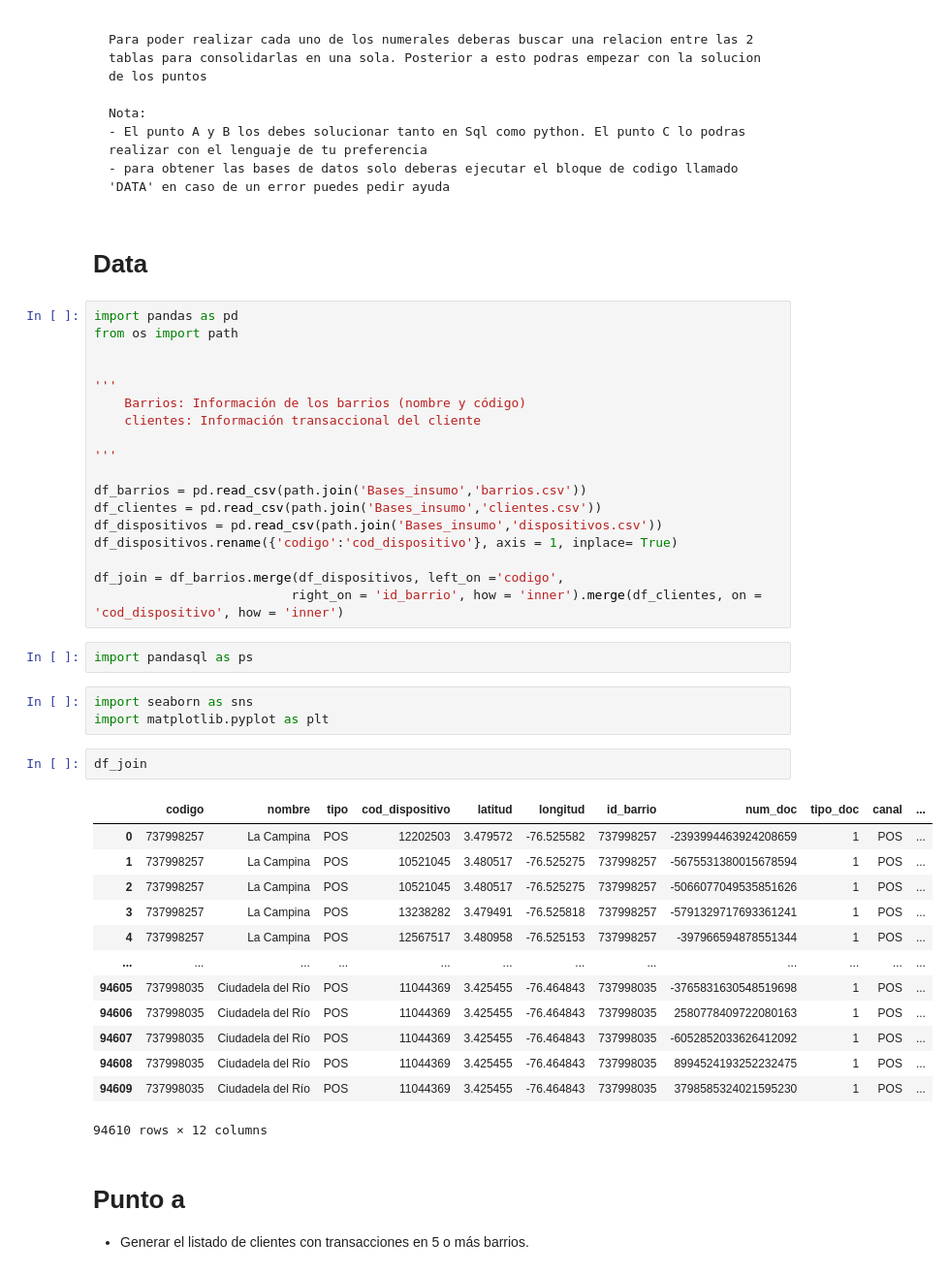
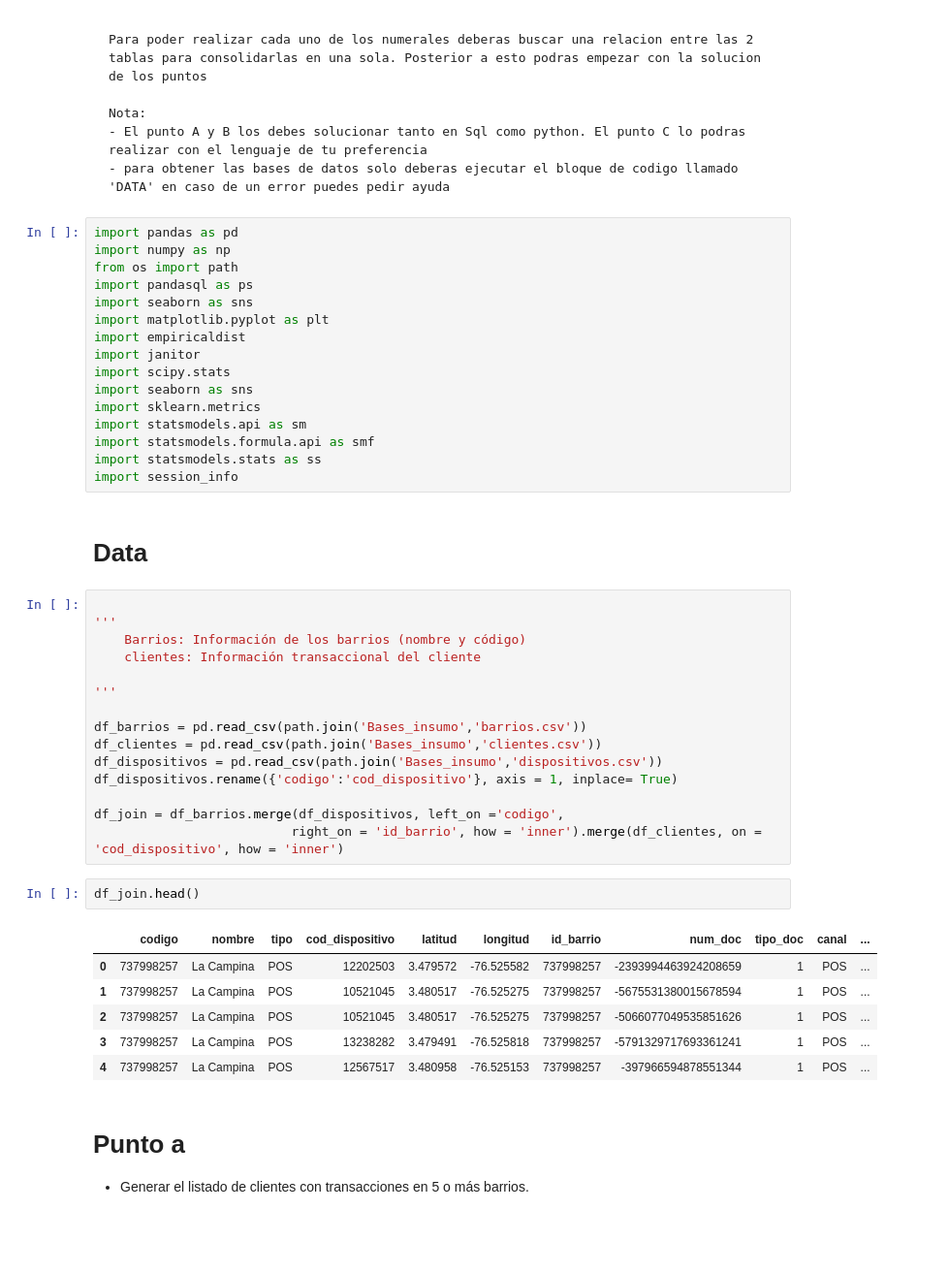
Before and after one commit to miguelfsosa/prueba_data_nq, a Jupyter notebook: prueba.ipynb, the cells around one changed output. Shown at 97% size. Saved outputs shown, nothing was run; the diff lists cells and outputs as text; blank space fills up the shorter version.

```diff
--- a/prueba.ipynb
+++ b/prueba.ipynb
@@ -6,12 +6,25 @@
     Nota:
     - El punto A y B los debes solucionar tanto en Sql como python. El punto C lo podras realizar con el lenguaje de tu preferencia
     - para obtener las bases de datos solo deberas ejecutar el bloque de codigo llamado 'DATA' en caso de un error puedes pedir ayuda
+# %%
+import pandas as pd
+import numpy as np
+from os import path
+import pandasql as ps
+import seaborn as sns
+import matplotlib.pyplot as plt
+import empiricaldist
+import janitor
+import scipy.stats
+import seaborn as sns
+import sklearn.metrics
+import statsmodels.api as sm
+import statsmodels.formula.api as smf
+import statsmodels.stats as ss
+import session_info
 # %% [markdown]
 # Data
 # %%
-import pandas as pd
-from os import path
-
 
 '''
     Barrios: Información de los barrios (nombre y código)
@@ -26,27 +39,15 @@ df_dispositivos.rename({'codigo':'cod_dispositivo'}, axis = 1, inplace= True)
 
 df_join = df_barrios.merge(df_dispositivos, left_on ='codigo',
                           right_on = 'id_barrio', how = 'inner').merge(df_clientes, on = 'cod_dispositivo', how = 'inner')
-# %%
-import pandasql as ps
-# %%
-import seaborn as sns
-import matplotlib.pyplot as plt
 # %%
-df_join
+df_join.head()
 # %% [output]
 |  | codigo | nombre | tipo | cod_dispositivo | latitud | longitud | id_barrio | num_doc | tipo_doc | canal | ... |
 | 0 | 737998257 | La Campina | POS | 12202503 | 3.479572 | -76.525582 | 737998257 | -2393994463924208659 | 1 | POS | ... |
 | 1 | 737998257 | La Campina | POS | 10521045 | 3.480517 | -76.525275 | 737998257 | -5675531380015678594 | 1 | POS | ... |
 | 2 | 737998257 | La Campina | POS | 10521045 | 3.480517 | -76.525275 | 737998257 | -5066077049535851626 | 1 | POS | ... |
 | 3 | 737998257 | La Campina | POS | 13238282 | 3.479491 | -76.525818 | 737998257 | -5791329717693361241 | 1 | POS | ... |
 | 4 | 737998257 | La Campina | POS | 12567517 | 3.480958 | -76.525153 | 737998257 | -397966594878551344 | 1 | POS | ... |
-| ... | ... | ... | ... | ... | ... | ... | ... | ... | ... | ... | ... |
-| 94605 | 737998035 | Ciudadela del Río | POS | 11044369 | 3.425455 | -76.464843 | 737998035 | -3765831630548519698 | 1 | POS | ... |
-| 94606 | 737998035 | Ciudadela del Río | POS | 11044369 | 3.425455 | -76.464843 | 737998035 | 2580778409722080163 | 1 | POS | ... |
-| 94607 | 737998035 | Ciudadela del Río | POS | 11044369 | 3.425455 | -76.464843 | 737998035 | -6052852033626412092 | 1 | POS | ... |
-| 94608 | 737998035 | Ciudadela del Río | POS | 11044369 | 3.425455 | -76.464843 | 737998035 | 8994524193252232475 | 1 | POS | ... |
-| 94609 | 737998035 | Ciudadela del Río | POS | 11044369 | 3.425455 | -76.464843 | 737998035 | 3798585324021595230 | 1 | POS | ... |
-94610 rows × 12 columns
 # %% [markdown]
 # Punto a
 
```
Also changed, not shown: parts of 85 cells of this notebook, 2 other files.
